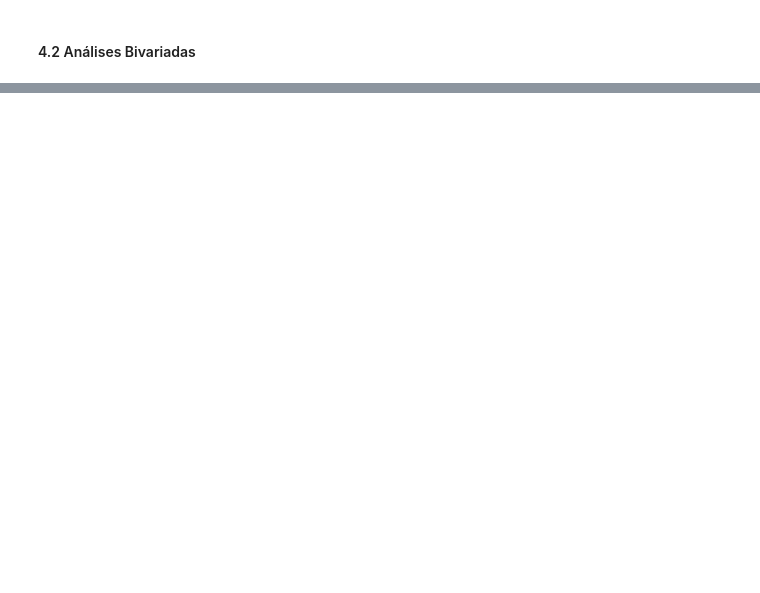
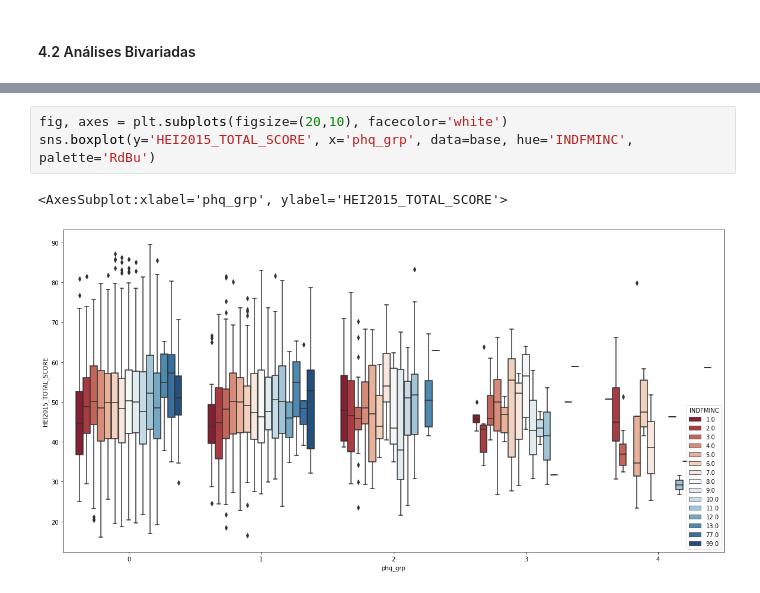
Before and after one commit to LissesCastro/Desafio-Inferencia, a Jupyter notebook: Desafio-Inferencia.ipynb, the cells around one changed output, grey strips where cells are left out. Drawn from its saved outputs; the diff is of its cells as text; blank space fills up the shorter version.

```diff
--- a/Desafio-Inferencia.ipynb
+++ b/Desafio-Inferencia.ipynb
@@ -285,0 +308,6 @@ Text(0.5, 0.98, 'Analises Univariadas das categorias relacionadas a saúde dos p
+# %%
+fig, axes = plt.subplots(figsize=(20,10), facecolor='white')
+sns.boxplot(y='HEI2015_TOTAL_SCORE', x='phq_grp', data=base, hue='INDFMINC', palette='RdBu')
+# %% [output]
+<AxesSubplot:xlabel='phq_grp', ylabel='HEI2015_TOTAL_SCORE'>
+[figure, added]
```
Also changed, not shown: parts of 15 cells of this notebook, 11 other files.
